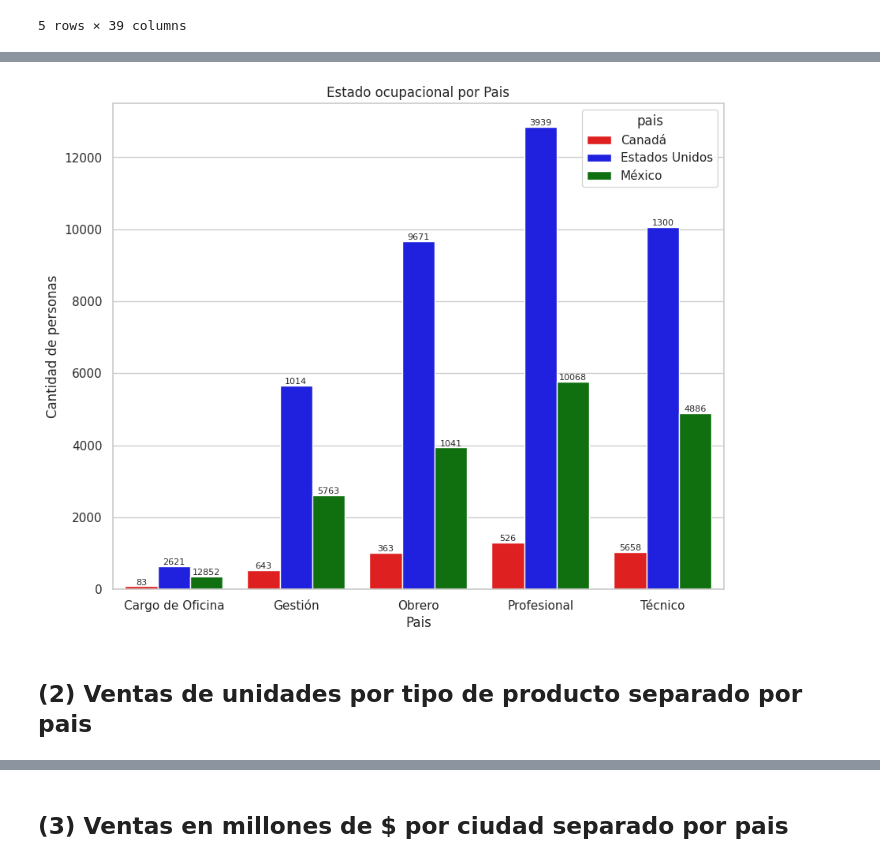
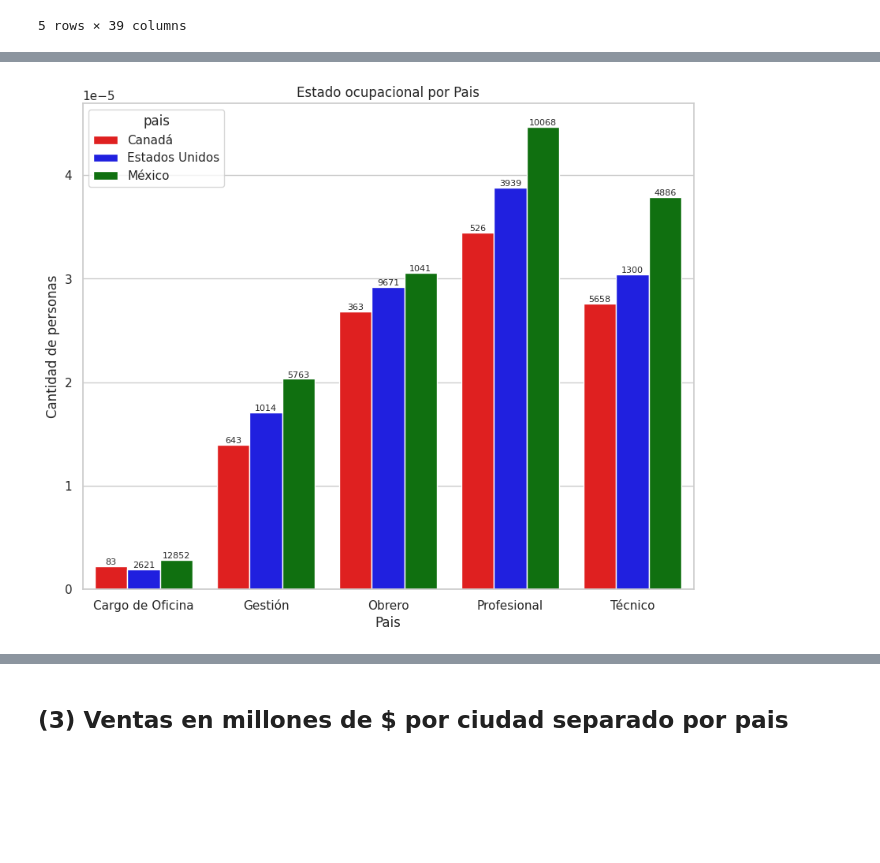
Before and after one commit to Bigote93/EscenciaDelCliente, a Jupyter notebook: EscenciaDelCliente.ipynb, the cells around one changed output, grey strips where cells are left out. Drawn from its saved outputs; the diff is of its cells as text; code cells hidden in the pictures; blank space fills up the shorter version.

```diff
--- a/EscenciaDelCliente.ipynb
+++ b/EscenciaDelCliente.ipynb
@@ -550,36 +684,35 @@ df_trabajar.sample(5)
 # %%
-df_ocup_pais = df_trabajar[['ocupacion', 'pais']]
+df_ocup_pais = df_clientes[['ocupacion', 'pais','poblacion_pais']]
 
 #Creamos agrupacion por ocupacion y pais
-df_ocup_pais_g = df_ocup_pais.groupby(['ocupacion','pais']).size().reset_index()
-df_ocup_pais_g.columns = ['ocupacion','pais','total']
+df_ocup_pais_g = df_ocup_pais.groupby(['ocupacion','pais','poblacion_pais']).size().reset_index()
+df_ocup_pais_g.columns = ['ocupacion','pais','poblacion_pais','total']
+df_ocup_pais_g['densidad_pais'] = df_ocup_pais_g['total'] / df_ocup_pais_g['poblacion_pais']
 
 #Asignacion de tamaño
 plt.figure(figsize=(10,8))
 
 # Definir una paleta de colores personalizada para los géneros
 palette = {'Canadá': 'red', 'Estados Unidos': 'blue', 'México': 'green'}
 
 #GRafico de histograma por data
 sns.barplot(
     x="ocupacion",
-    y="total",
+    y="densidad_pais",
     hue="pais",
     data=df_ocup_pais_g,
     saturation = 0.75,
     palette = palette)
 
 
 for i, bar in enumerate(plt.gca().patches):
   plt.text(bar.get_x() + bar.get_width() / 2, bar.get_y() + bar.get_height(), df_ocup_pais_g['total'].iloc[i], ha="center", va="bottom",fontsize=8)
 
 
 plt.title('Estado ocupacional por Pais')
 plt.xlabel('Pais')
 plt.ylabel('Cantidad de personas')
 
 plt.show()
 # %% [output]
-[figure, old version]
+[figure, new version]
-# %% [markdown]
-## (2) Ventas de unidades por tipo de producto separado por pais
```
Also changed, not shown: parts of 15 cells of this notebook.
